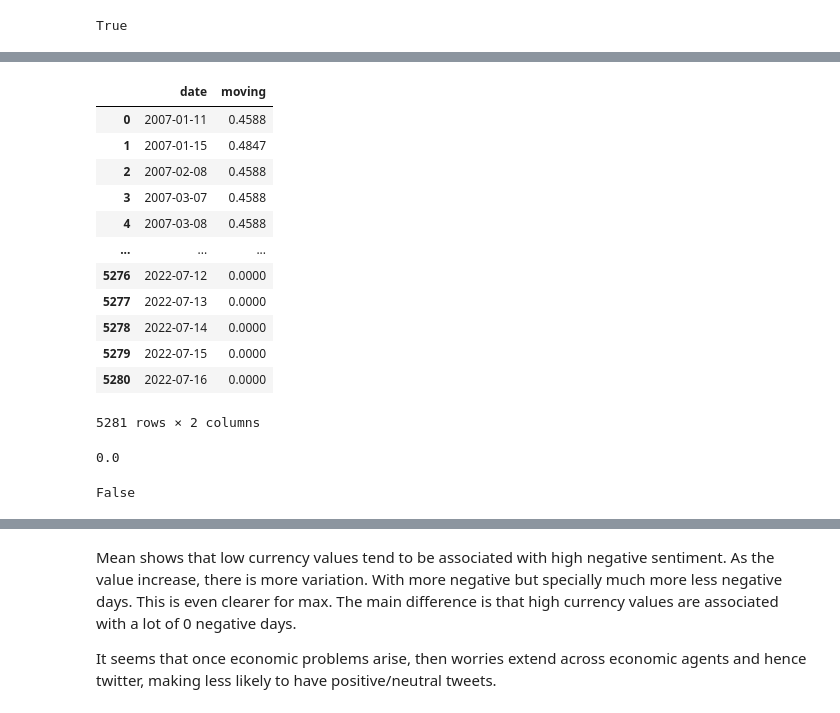
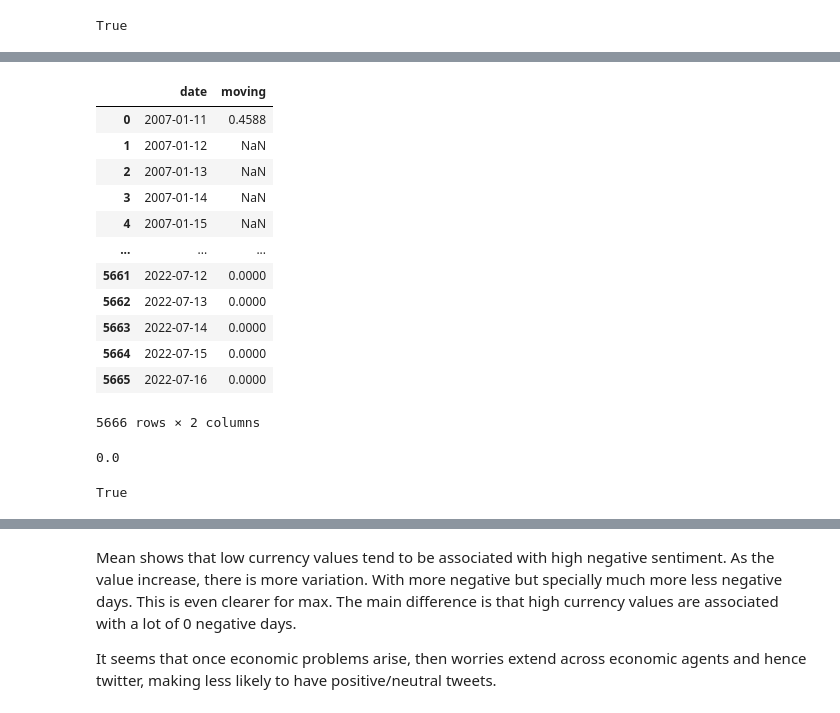
Before and after one commit to dtortosa/capstone_project, a Jupyter notebook: scripts/02_sentiment_analysis.ipynb, the cells around one changed output, grey strips where cells are left out. Cells and saved outputs as stored; diff of their text form; code cells hidden in the pictures.

Commit message:
preparing juypter notebooks and still working in previos sentiment

```diff
--- a/scripts/02_sentiment_analysis.ipynb
+++ b/scripts/02_sentiment_analysis.ipynb
@@ -963,34 +683,36 @@ list_data_frames[1]
 # %%
 #CHECKK THE FIRST 5 DAYS HAVE VALUE!!!! INCLUDES THE CURRENT DAY!!
 #this has into account rows? or actual dates?
 
 # drop NAs and group by date into lists of values
 df_per_date = sentiment_results_df.groupby("date")["neg_sentiment"].apply(lambda a: a.values)
 
+idx = pd.date_range(np.min(np.unique(sentiment_results_df["date"])), np.max(np.unique(sentiment_results_df["date"])))
+df_per_date = df_per_date.reindex(idx, fill_value=np.NaN)
+
 
 # compute medians across windows ('sum' concatenates multiple lists into one list)
 medians = [np.median(window.explode()) for window in df_per_date.rolling(5)]
     #https://stackoverflow.com/questions/30885005/pandas-series-of-lists-to-one-series
 
 # result
-
 medians = pd.DataFrame({"date":df_per_date.index, "moving":medians})
 medians
     #https://stackoverflow.com/questions/65929683/calculate-a-rolling-median-on-a-dataframe-that-has-a-non-unique-date-index
 # %% [output]
 |  | date | moving |
 | 0 | 2007-01-11 | 0.4588 |
-| 1 | 2007-01-15 | 0.4847 |
-| 2 | 2007-02-08 | 0.4588 |
-| 3 | 2007-03-07 | 0.4588 |
-| 4 | 2007-03-08 | 0.4588 |
+| 1 | 2007-01-12 | NaN |
+| 2 | 2007-01-13 | NaN |
+| 3 | 2007-01-14 | NaN |
+| 4 | 2007-01-15 | NaN |
 | ... | ... | ... |
-| 5276 | 2022-07-12 | 0.0000 |
-| 5277 | 2022-07-13 | 0.0000 |
-| 5278 | 2022-07-14 | 0.0000 |
-| 5279 | 2022-07-15 | 0.0000 |
-| 5280 | 2022-07-16 | 0.0000 |
+| 5661 | 2022-07-12 | 0.0000 |
+| 5662 | 2022-07-13 | 0.0000 |
+| 5663 | 2022-07-14 | 0.0000 |
+| 5664 | 2022-07-15 | 0.0000 |
+| 5665 | 2022-07-16 | 0.0000 |
-5281 rows × 2 columns
+5666 rows × 2 columns
 # %%
 np.quantile([1,2], q=0.5)
 np.median([1,2])
@@ -1003,6 +725,10 @@ def groupby_calcs_moving(operation, metric_name, args="", days=5):
 
     #get the string with the operation name
     df_per_date = sentiment_results_df.groupby("date")["neg_sentiment"].apply(lambda a: a.values)
+
+    idx = pd.date_range(np.min(np.unique(sentiment_results_df["date"])), np.max(np.unique(sentiment_results_df["date"])))
+    df_per_date = df_per_date.reindex(idx, fill_value=np.NaN)
+        #CHECK THIS
 
     if "quantile" in operation:
         string_evaluate_1 = '[np.'+operation+'(window.explode(), q='+args+') for window in df_per_date.rolling('+str(days)+')]'
@@ -1016,46 +742,37 @@ def groupby_calcs_moving(operation, metric_name, args="", days=5):
     data_frame = pd.DataFrame({"date":df_per_date.index, "neg_sentiment":medians})
 
     #change the column name for sentiment
-    data_frame = data_frame.rename(columns={'neg_sentiment': metric_name + '_moving_'+str(days)+'_days_neg_sent'})
+    data_frame = data_frame.rename(columns={'neg_sentiment': metric_name + '_days_moving_neg_sent'})
 
     #append the df to the list
     list_data_frames.append(data_frame)
 
 #define a list of operations to do
-metrics_sentiment = [#"quantile_0.1",
-                     #"quantile_0.25",
-                     #"quantile_0.35",
-                     "quantile_0.50",
-                     #"quantile_0.65",
-                     #"quantile_0.75",
-                     #"quantile_0.9",
-                     #"iqr",
-                     "mean",
-                     #"sum",
-                     "count",
-                         #this can be useful to control for averages with low number of tweets
-                         #but also to consider how much people is talking about europes economy
-                     "std"]
+metrics_sentiment_moving = []
+for day in [30, 60, 120]:
+    metrics_sentiment_moving = metrics_sentiment_moving + [metric + "_" + str(day) for metric in metrics_sentiment]
 
 #apply each operation
-for metric in metrics_sentiment:
+for metric in metrics_sentiment_moving:
+
+    days = metric.split("_")[-1]
+    operation_name = metric.split("_")[0]
 
     #for std
     if "quantile" in metric: #if quantile
         #get the operation name and the quantile number
-        operation_name = metric.split("_")[0]
         quantile_number = metric.split("_")[1]
-        groupby_calcs_moving(operation=operation_name, metric_name=metric, args=quantile_number, days=10)
-    elif metric == 'count':
-        groupby_calcs_moving(operation='len', metric_name=metric, days=10)
+        groupby_calcs_moving(operation=operation_name, metric_name=metric, args=quantile_number, days=days)
+    elif "count" in metric:
+        groupby_calcs_moving(operation='len', metric_name=metric, days=days)
     else:
-        groupby_calcs_moving(operation=metric, metric_name=metric, days=10)
+        groupby_calcs_moving(operation=operation_name, metric_name=metric, days=days)
 
 
 #check we have the correct number of dfs in the list
-len(list_data_frames) == (len(metrics_sentiment)*2)+1
+len(list_data_frames) == (len(metrics_sentiment) + len(metrics_sentiment_moving))+1
 # %% [output]
-False
+True
 # %%
 list_data_frames
 # %% [output]
```
Also changed, not shown: parts of 77 cells of this notebook, 3 other files.
